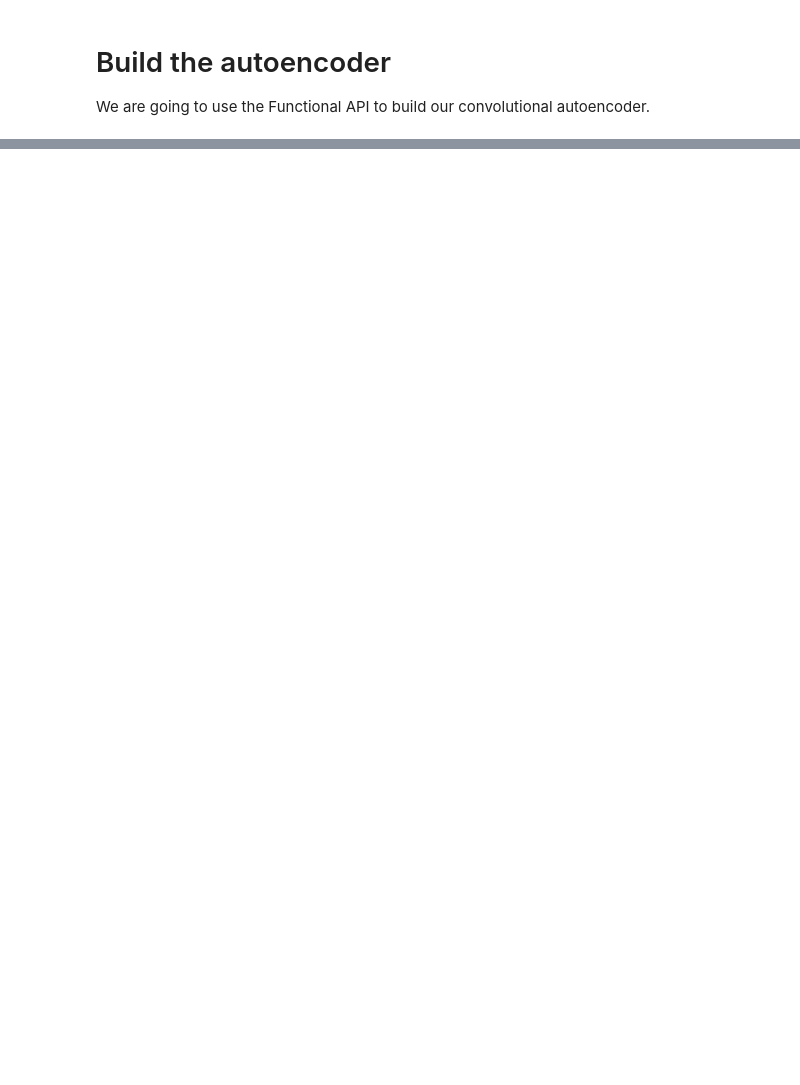
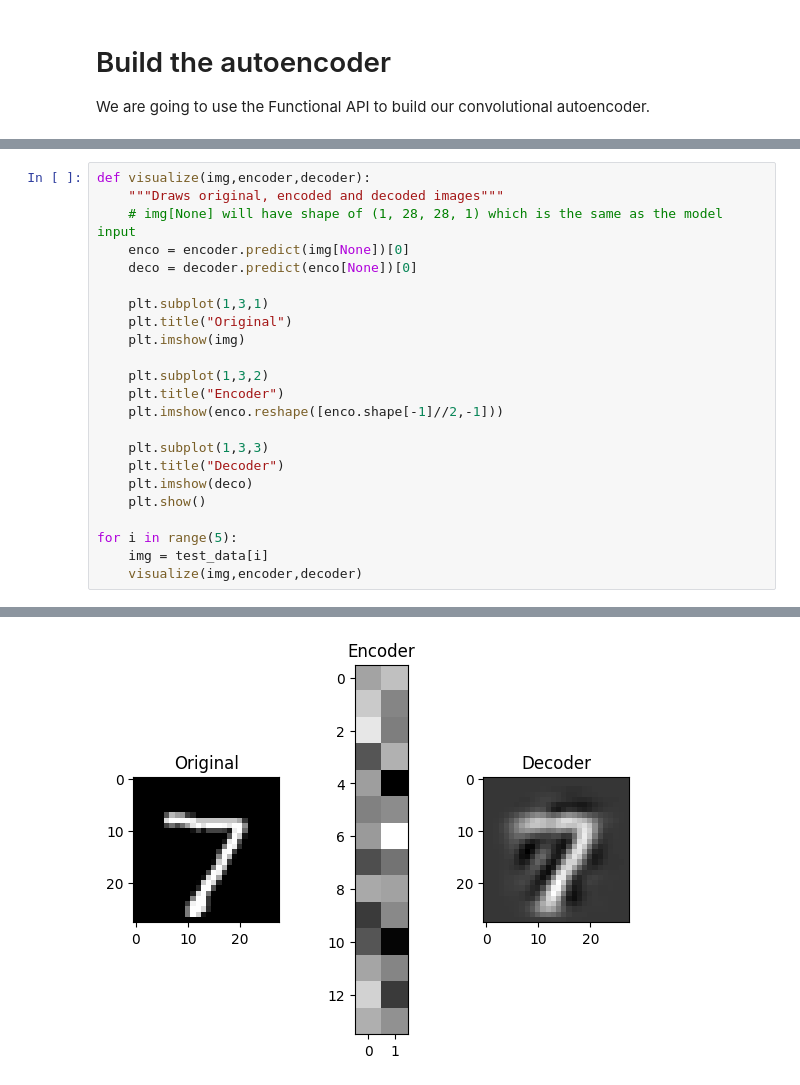
Before and after one commit to SamiraAsadzadeh/HomeWork_DeepLearning, a Jupyter notebook: Autoencoders_CAE_Mnist.ipynb, the cells around one changed output, grey strips where cells are left out. Cells and saved outputs as stored; diff of their text form; blank space fills up the shorter version.

```diff
--- a/Autoencoders_CAE_Mnist.ipynb
+++ b/Autoencoders_CAE_Mnist.ipynb
@@ -102,0 +189,24 @@ We are going to use the Functional API to build our convolutional autoencoder.
+# %%
+def visualize(img,encoder,decoder):
+    """Draws original, encoded and decoded images"""
+    # img[None] will have shape of (1, 28, 28, 1) which is the same as the model input
+    enco = encoder.predict(img[None])[0]
+    deco = decoder.predict(enco[None])[0]
+
+    plt.subplot(1,3,1)
+    plt.title("Original")
+    plt.imshow(img)
+
+    plt.subplot(1,3,2)
+    plt.title("Encoder")
+    plt.imshow(enco.reshape([enco.shape[-1]//2,-1]))
+
+    plt.subplot(1,3,3)
+    plt.title("Decoder")
+    plt.imshow(deco)
+    plt.show()
+
+for i in range(5):
+    img = test_data[i]
+    visualize(img,encoder,decoder)
+# %% [output]
@@ -102,0 +215 @@ We are going to use the Functional API to build our convolutional autoencoder.
+[figure, added]
```
Also changed, not shown: parts of 38 cells of this notebook.
